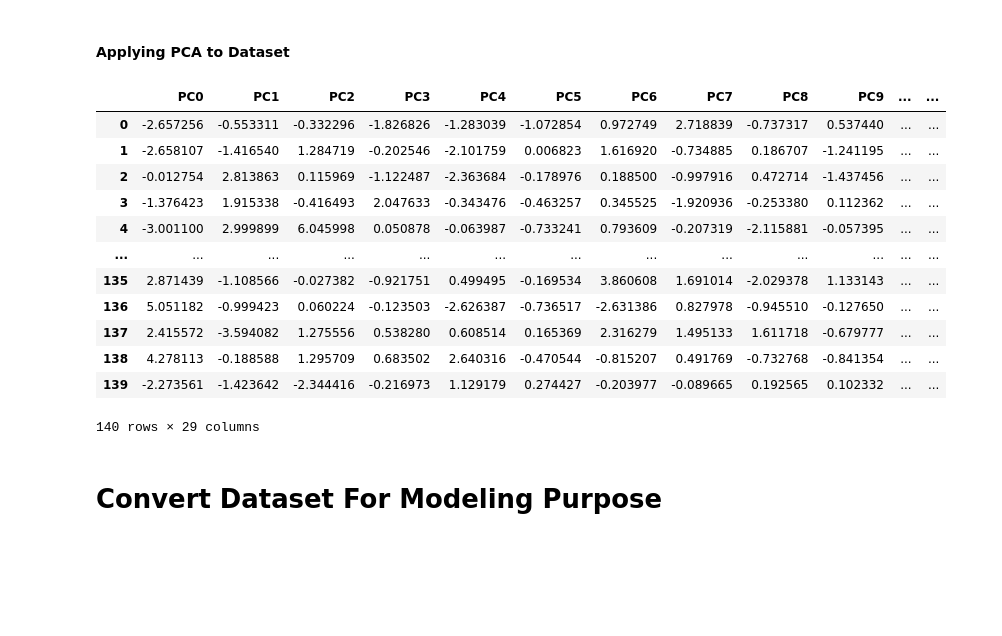
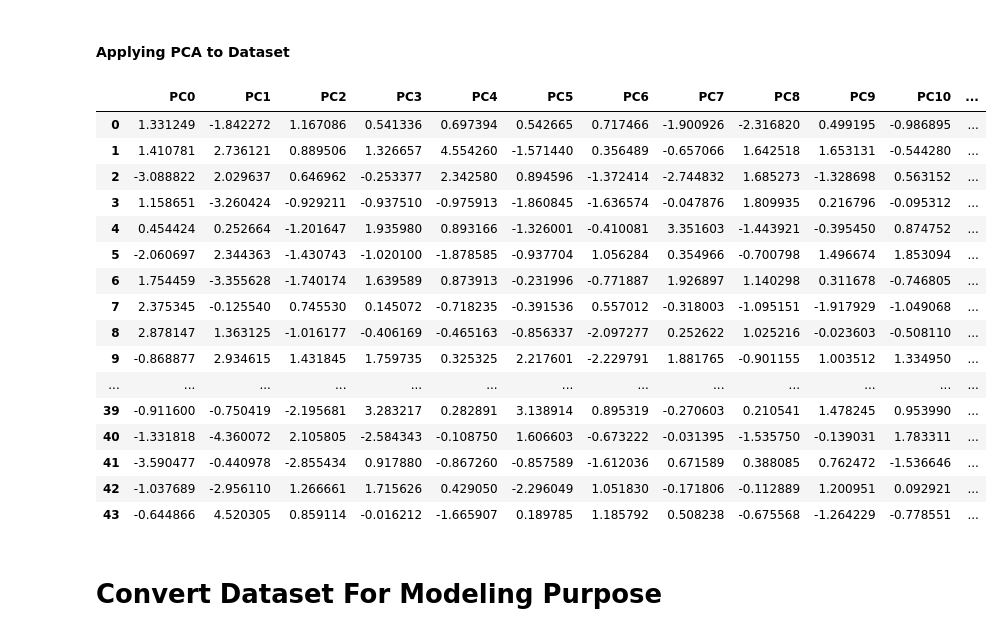
Before and after one commit to arsyadCode/ProjekTA_UPERESEARCH, a Jupyter notebook: Udin/Preprocessing Data Quisioner.ipynb, the cells around one changed output. Saved outputs shown, nothing was run; the diff lists cells and outputs as text; code cells hidden in the pictures; blank space fills up the shorter version.

```diff
--- a/Udin/Preprocessing Data Quisioner.ipynb
+++ b/Udin/Preprocessing Data Quisioner.ipynb
@@ -1373,4 +1419,7 @@ missing_value_columns[[
 ]] = columns_work_related
 
 # drop column 'bekerja_selama_kuliah' because of similiar usage columns with work related columns
-df_cleaned = df_cleaned.drop(columns='bekerja_selama_kuliah')
+try:
+    df_cleaned = df_cleaned.drop(columns='bekerja_selama_kuliah')
+except:
+    print('Fitur / Kolom bernama bekerja_selama_kuliah telah dihapus')
@@ -1546,8 +1596,21 @@ missing_value_categorical = missing_value_categorical.fillna(missing_value_categ
 
 missing_value_columns[list_missing_value_categorical] = missing_value_categorical
 
-for column, value in missing_value_columns[list_missing_value_categorical].items():
-    print(f'Column Name: {column} | Unique Total: {value.nunique()} | Data types: {value.dtype}')
-    print(f'Unique Value with Total Each Value: {value.value_counts(dropna=False)}')
-    print('='*100)
+fig, axs = plt.subplots(5, 3, figsize=[12, 20])
+plt.tight_layout(pad=0.4, w_pad=0.8, h_pad=5.0)
+
+for ax, data in zip(axs.flatten(), missing_value_categorical.columns):
+    sns.countplot(data=missing_value_categorical.fillna('NaN'), y=data,
+                  hue=data, dodge=False,
+                  hue_order=missing_value_categorical.fillna('NaN')[data].value_counts().index,
+                  order=missing_value_categorical.fillna('NaN')[data].value_counts().index,
+                  palette="dark:#5A9", ax=ax)
+
+    ax.set_title(data)
+    ax.set_ylabel('count')
+    ax.set_yticklabels([])
+    ax.legend(loc='lower right').set_title('')
+
+for ax in axs.flatten()[len(missing_value_categorical.columns):]:
+    ax.set_axis_off()
 # %% [output]
@@ -2077,5 +2136,6 @@ https://scikit-learn.org/stable/modules/generated/sklearn.feature_selection.Vari
 # %% [markdown]
 #### Determine n_component Used from Explained Variance
 # %%
-temp = [1, 2, 3, 4, 5]
-temp[3:]
+df_student_class = df_transformed[df_transformed['nama_kelas_praktikum pembelajaran mesin prodi ilmu komputer'] == 1]
+temp = [x for x in df_student_class if x.startswith('nama_kelas_')]
+df_student_class = df_student_class.drop(columns=temp)
@@ -2084,8 +2142,8 @@ temp[3:]
 # %%
 pca = PCA()
-pca.fit(df_transformed)
+pca.fit(df_student_class)
 
-number_component = np.arange(1, pca.n_components_ + 1, step=1)
+number_components = np.arange(1, pca.n_components_ + 1, step=1)
 cumulative_explained_variance = np.cumsum(pca.explained_variance_ratio_)
 
 cum_var_threshold = 0.9
@@ -2094,9 +2152,9 @@ cum_var_above_threshold = [x+1 for x in range(len(cumulative_explained_variance)
 fig, ax = plt.subplots(figsize=[12, 6])
 
 plt.ylim(0.0,1.1)
-# plt.plot(number_component, cumulative_explained_variance, marker='.', linestyle='-', color='b')
-plt.plot(number_component[:cum_var_above_threshold[0]], cumulative_explained_variance[:cum_var_above_threshold[0]], linestyle='-', color='b')
-plt.plot(number_component[cum_var_above_threshold[0] - 1:], cumulative_explained_variance[cum_var_above_threshold[0] - 1:], linestyle='-', color='g')
+# plt.plot(number_components, cumulative_explained_variance, marker='.', linestyle='-', color='b')
+plt.plot(number_components[:cum_var_above_threshold[0]], cumulative_explained_variance[:cum_var_above_threshold[0]], linestyle='-', color='b')
+plt.plot(number_components[cum_var_above_threshold[0] - 1:], cumulative_explained_variance[cum_var_above_threshold[0] - 1:], linestyle='-', color='g')
 
 plt.xlabel('Number of Components')
 plt.xticks(np.arange(0, pca.n_components_ + 1, step=10)) #change from 0-based array index to 1-based human-readable label
@@ -2106,7 +2164,7 @@ plt.title('The number of components needed to explain variance')
 # plt.axhline(y=cum_var_threshold, color='r', linestyle='-')
 plt.axvline(x=cum_var_above_threshold[0], color='g', linestyle='-')
 plt.text(cum_var_above_threshold[0]+3, 0.80, f'{int(cum_var_threshold*100)}% cut-off threshold', color = 'g', fontsize=16)
-plt.text(110, 0.05, f'Minimum n_component:\n{cum_var_above_threshold[0]}', color = 'black', fontsize=12, multialignment='right')
+plt.text(pca.n_components_*0.75, 0.05, f'Minimum n_component:\n{cum_var_above_threshold[0]}', color = 'black', fontsize=12, multialignment='right')
 
 plt.show()
 
@@ -2118,25 +2176,29 @@ Minimum n_component that above threshold: 29
 #### Applying PCA to Dataset
 # %%
 pca = PCA(n_components=cum_var_above_threshold[0])
-dataset_pca = pca.fit_transform(df_transformed)
+dataset_pca = pca.fit_transform(df_student_class)
 
 df_pca = pd.DataFrame(dataset_pca,
                      columns=[f'PC{x}' for x in range(cum_var_above_threshold[0])])
 df_pca
 # %% [output]
-|  | PC0 | PC1 | PC2 | PC3 | PC4 | PC5 | PC6 | PC7 | PC8 | PC9 | ... | ... |
-| 0 | -2.657256 | -0.553311 | -0.332296 | -1.826826 | -1.283039 | -1.072854 | 0.972749 | 2.718839 | -0.737317 | 0.537440 | ... | ... |
-| 1 | -2.658107 | -1.416540 | 1.284719 | -0.202546 | -2.101759 | 0.006823 | 1.616920 | -0.734885 | 0.186707 | -1.241195 | ... | ... |
-| 2 | -0.012754 | 2.813863 | 0.115969 | -1.122487 | -2.363684 | -0.178976 | 0.188500 | -0.997916 | 0.472714 | -1.437456 | ... | ... |
-| 3 | -1.376423 | 1.915338 | -0.416493 | 2.047633 | -0.343476 | -0.463257 | 0.345525 | -1.920936 | -0.253380 | 0.112362 | ... | ... |
-| 4 | -3.001100 | 2.999899 | 6.045998 | 0.050878 | -0.063987 | -0.733241 | 0.793609 | -0.207319 | -2.115881 | -0.057395 | ... | ... |
+|  | PC0 | PC1 | PC2 | PC3 | PC4 | PC5 | PC6 | PC7 | PC8 | PC9 | PC10 | ... |
+| 0 | 1.331249 | -1.842272 | 1.167086 | 0.541336 | 0.697394 | 0.542665 | 0.717466 | -1.900926 | -2.316820 | 0.499195 | -0.986895 | ... |
+| 1 | 1.410781 | 2.736121 | 0.889506 | 1.326657 | 4.554260 | -1.571440 | 0.356489 | -0.657066 | 1.642518 | 1.653131 | -0.544280 | ... |
+| 2 | -3.088822 | 2.029637 | 0.646962 | -0.253377 | 2.342580 | 0.894596 | -1.372414 | -2.744832 | 1.685273 | -1.328698 | 0.563152 | ... |
+| 3 | 1.158651 | -3.260424 | -0.929211 | -0.937510 | -0.975913 | -1.860845 | -1.636574 | -0.047876 | 1.809935 | 0.216796 | -0.095312 | ... |
+| 4 | 0.454424 | 0.252664 | -1.201647 | 1.935980 | 0.893166 | -1.326001 | -0.410081 | 3.351603 | -1.443921 | -0.395450 | 0.874752 | ... |
+| 5 | -2.060697 | 2.344363 | -1.430743 | -1.020100 | -1.878585 | -0.937704 | 1.056284 | 0.354966 | -0.700798 | 1.496674 | 1.853094 | ... |
+| 6 | 1.754459 | -3.355628 | -1.740174 | 1.639589 | 0.873913 | -0.231996 | -0.771887 | 1.926897 | 1.140298 | 0.311678 | -0.746805 | ... |
+| 7 | 2.375345 | -0.125540 | 0.745530 | 0.145072 | -0.718235 | -0.391536 | 0.557012 | -0.318003 | -1.095151 | -1.917929 | -1.049068 | ... |
+| 8 | 2.878147 | 1.363125 | -1.016177 | -0.406169 | -0.465163 | -0.856337 | -2.097277 | 0.252622 | 1.025216 | -0.023603 | -0.508110 | ... |
+| 9 | -0.868877 | 2.934615 | 1.431845 | 1.759735 | 0.325325 | 2.217601 | -2.229791 | 1.881765 | -0.901155 | 1.003512 | 1.334950 | ... |
 | ... | ... | ... | ... | ... | ... | ... | ... | ... | ... | ... | ... | ... |
-| 135 | 2.871439 | -1.108566 | -0.027382 | -0.921751 | 0.499495 | -0.169534 | 3.860608 | 1.691014 | -2.029378 | 1.133143 | ... | ... |
-| 136 | 5.051182 | -0.999423 | 0.060224 | -0.123503 | -2.626387 | -0.736517 | -2.631386 | 0.827978 | -0.945510 | -0.127650 | ... | ... |
-| 137 | 2.415572 | -3.594082 | 1.275556 | 0.538280 | 0.608514 | 0.165369 | 2.316279 | 1.495133 | 1.611718 | -0.679777 | ... | ... |
-| 138 | 4.278113 | -0.188588 | 1.295709 | 0.683502 | 2.640316 | -0.470544 | -0.815207 | 0.491769 | -0.732768 | -0.841354 | ... | ... |
-| 139 | -2.273561 | -1.423642 | -2.344416 | -0.216973 | 1.129179 | 0.274427 | -0.203977 | -0.089665 | 0.192565 | 0.102332 | ... | ... |
+| 39 | -0.911600 | -0.750419 | -2.195681 | 3.283217 | 0.282891 | 3.138914 | 0.895319 | -0.270603 | 0.210541 | 1.478245 | 0.953990 | ... |
+| 40 | -1.331818 | -4.360072 | 2.105805 | -2.584343 | -0.108750 | 1.606603 | -0.673222 | -0.031395 | -1.535750 | -0.139031 | 1.783311 | ... |
+| 41 | -3.590477 | -0.440978 | -2.855434 | 0.917880 | -0.867260 | -0.857589 | -1.612036 | 0.671589 | 0.388085 | 0.762472 | -1.536646 | ... |
+| 42 | -1.037689 | -2.956110 | 1.266661 | 1.715626 | 0.429050 | -2.296049 | 1.051830 | -0.171806 | -0.112889 | 1.200951 | 0.092921 | ... |
+| 43 | -0.644866 | 4.520305 | 0.859114 | -0.016212 | -1.665907 | 0.189785 | 1.185792 | 0.508238 | -0.675568 | -1.264229 | -0.778551 | ... |
-140 rows × 29 columns
 # %% [markdown]
 # Convert Dataset For Modeling Purpose
 # %%
```
Also changed, not shown: parts of 55 cells of this notebook, 3 other files.
